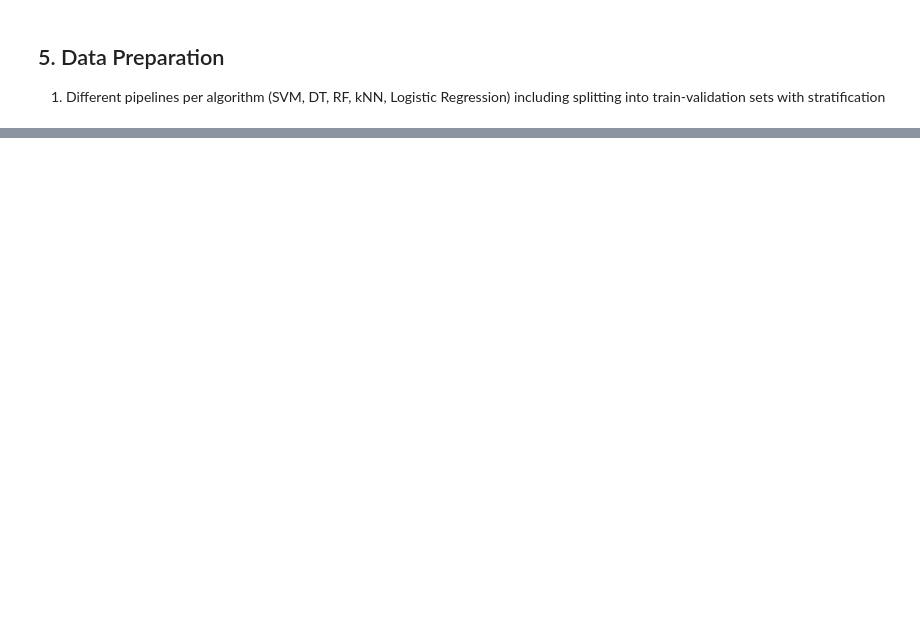
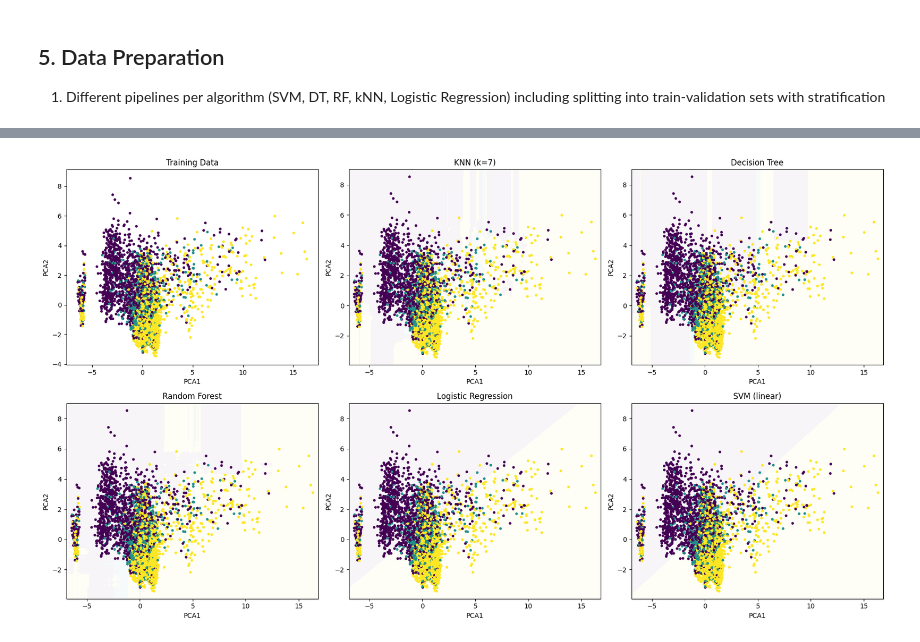
Before and after one commit to itmam07/data-science-miniproject, a Jupyter notebook: main.ipynb, the cells around one changed output, grey strips where cells are left out. Saved outputs shown, nothing was run; the diff lists cells and outputs as text; code cells hidden in the pictures; blank space fills up the shorter version.

```diff
--- a/main.ipynb
+++ b/main.ipynb
@@ -318,0 +395,11 @@ print(grid_search.best_score_)
+# %%
+dt_param_grid = [{'dt__criterion': ['gini', 'entropy'],
+                  'dt__max_depth': range(1, 20),
+                  'dt__min_samples_leaf': range(1, 20)}]
+
+grid_search = GridSearchCV(dt_pipeline, dt_param_grid, cv=5, scoring='accuracy', n_jobs=-1)
+
+grid_search.fit(X, Y)
+
+print(grid_search.best_params_)
+print(grid_search.best_score_)
@@ -318,0 +413,70 @@ print(grid_search.best_score_)
+# %%
+from sklearn.preprocessing import StandardScaler
+
+# --- plot function from dsai book ---
+def plot_decision_surface(model, X, Y, ax=None, title=None):
+    h = .01  # step size in the mesh
+    x_min, x_max = X.iloc[:, 0].min() - .5, X.iloc[:, 0].max() + .5
+    y_min, y_max = X.iloc[:, 1].min() - .5, X.iloc[:, 1].max() + .5
+    xx, yy = np.meshgrid(np.arange(x_min, x_max, h),
+                         np.arange(y_min, y_max, h))
+
+    model.fit(X.values, Y)
+    Z = model.predict(np.c_[xx.ravel(), yy.ravel()]).reshape(xx.shape)
+
+    if ax is None:
+        plt.figure()
+        ax = plt.gca()
+    ax.set_xlim(xx.min(), xx.max())
+    ax.set_ylim(yy.min(), yy.max())
+    ax.pcolormesh(xx, yy, Z, alpha=0.04, shading='auto')
+    ax.scatter(X.iloc[:, 0], X.iloc[:, 1], c=Y, marker='.')
+
+    ax.set_xlabel(X.columns[0])
+    ax.set_ylabel(X.columns[1])
+    ax.set_title(title if title else str(model))
+
+# --- Encode target labels ---
+le = LabelEncoder()
+Y_encoded = le.fit_transform(Y)
+
+# --- Reduce features to 2D with PCA ---
+pipeline = Pipeline([
+    ('scaler', StandardScaler()),
+    ('pca', PCA(n_components=2))
+])
+X_2d_array = pipeline.fit_transform(X)
+X_2d = pd.DataFrame(X_2d_array, columns=['PCA1', 'PCA2'])
+
+# --- Classifiers with best params from grid search ---
+models = [
+    ("KNN (k=7)", KNeighborsClassifier(n_neighbors=7, weights='uniform', metric='manhattan')),
+    ("Decision Tree", DecisionTreeClassifier(criterion='entropy', max_depth=7, min_samples_leaf=4)),
+    ("Random Forest", RandomForestClassifier(criterion='gini', max_depth=11, min_samples_leaf=1)),
+    ("Logistic Regression", LogisticRegression(solver='liblinear', penalty='l1', dual=False,
+                                               fit_intercept=True, max_iter=5000)),
+    ("SVM (linear)", SVC(kernel='linear', gamma=0.01, C=1))
+]
+
+# --- Plotting ---
+fig, axes = plt.subplots(2, 3, figsize=(18, 10))
+axes = axes.flatten()
+
+# First plot: training data only (no model)
+axes[0].scatter(X_2d.iloc[:, 0], X_2d.iloc[:, 1], c=Y_encoded, marker='.')
+axes[0].set_title("Training Data")
+axes[0].set_xlabel("PCA1")
+axes[0].set_ylabel("PCA2")
+
+# Remaining plots: decision surfaces
+for i, (name, model) in enumerate(models, start=1):
+    plot_decision_surface(model, X_2d, Y_encoded, ax=axes[i], title=name)
+
+# Turn off extra plots if any
+for j in range(len(models)+1, len(axes)):
+    axes[j].axis('off')
+
+plt.tight_layout()
+plt.show()
+# %% [output]
+[figure, added]
```
Also changed, not shown: parts of 36 cells of this notebook, 1 other file.
